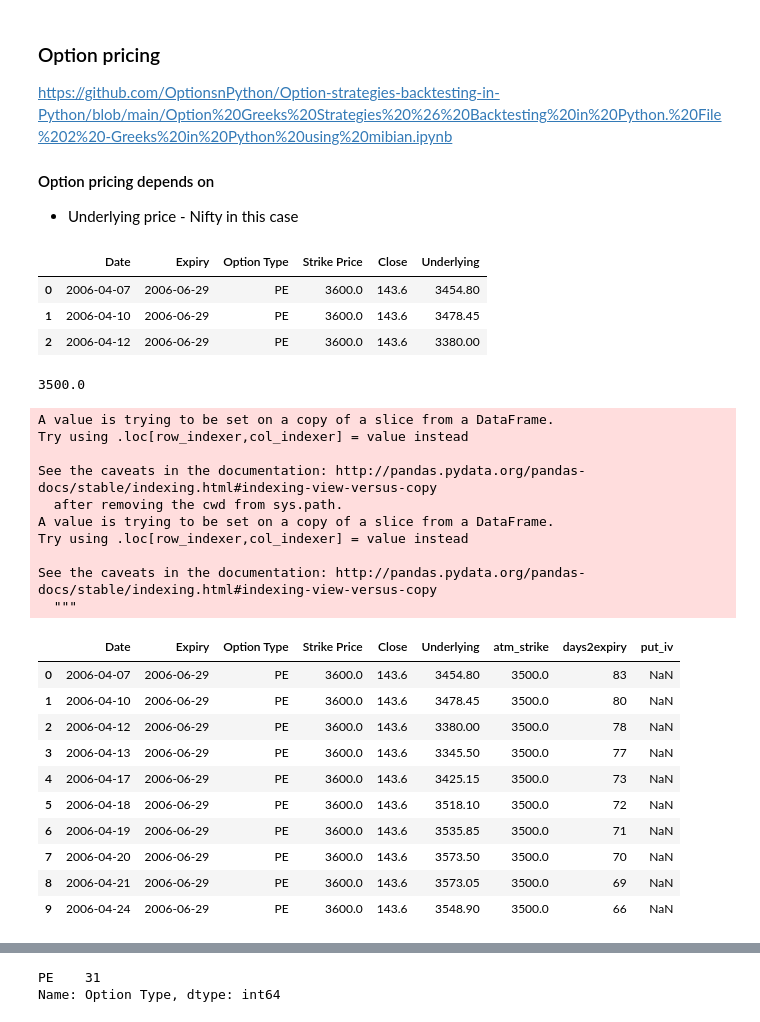
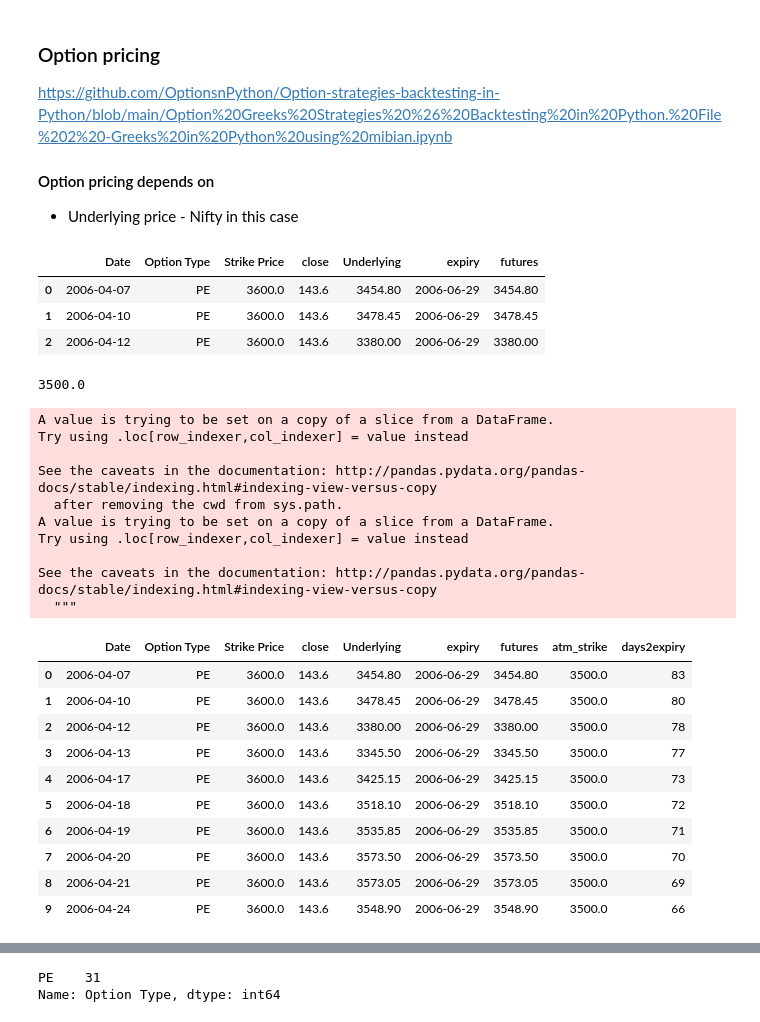
Before and after one commit to gurdeep101/fattailgain, a Jupyter notebook: nifty_option_eda/code/nse_option_eda.ipynb, the cells around one changed output, grey strips where cells are left out. Drawn from its saved outputs; the diff is of its cells as text; code cells hidden in the pictures.

Commit message:
option calc
option calc

```diff
--- a/nifty_option_eda/code/nse_option_eda.ipynb
+++ b/nifty_option_eda/code/nse_option_eda.ipynb
@@ -97,3 +74,8 @@ futures.head(3)
 | 0 | 2004-11-01 | 2005-01-27 | 1797.75 |
 | 1 | 2004-11-02 | 2005-01-27 | 1813.70 |
 | 2 | 2004-11-03 | 2005-01-27 | 1837.40 |
+# %%
+future['expiry'] = pd.to_datetime(future['expiry'])
+print(future.dtypes)
+print(future.shape)
+future.head(3)
@@ -108,0 +140,6 @@ lending.head(3)
+# %%
+option2 = option.copy() #  create a copy just in case
+option2 = pd.merge(option, future[['Date','expiry', 'Close']], left_on = ['Date', 'Expiry'], right_on = ['Date', 'expiry'], how = 'left')
+
+print(option2.shape)
+option2.head()
@@ -108,0 +162,5 @@ lending.head(3)
+# %%
+# drop and rename columns
+option2.drop('Expiry', axis = 1, inplace = True)
+option2.rename(columns = {'Close_y' : 'futures', 'Close_x' : 'close'}, inplace = True)
+option2.head(3)
@@ -115,11 +178,11 @@ https://github.com/OptionsnPython/Option-strategies-backtesting-in-Python/blob/m
 
 * Underlying price - Nifty in this case
 # %%
-# calculate IV for single option
-test = option.loc[:30,:]
+# calculate IV for single option; create test dataframe
+test = option2.loc[:30,:]
 test.head(3)
 # %% [output]
-|  | Date | Expiry | Option Type | Strike Price | Close | Underlying |
-| 0 | 2006-04-07 | 2006-06-29 | PE | 3600.0 | 143.6 | 3454.80 |
-| 1 | 2006-04-10 | 2006-06-29 | PE | 3600.0 | 143.6 | 3478.45 |
-| 2 | 2006-04-12 | 2006-06-29 | PE | 3600.0 | 143.6 | 3380.00 |
+|  | Date | Option Type | Strike Price | close | Underlying | expiry | futures |
+| 0 | 2006-04-07 | PE | 3600.0 | 143.6 | 3454.80 | 2006-06-29 | 3454.80 |
+| 1 | 2006-04-10 | PE | 3600.0 | 143.6 | 3478.45 | 2006-06-29 | 3478.45 |
+| 2 | 2006-04-12 | PE | 3600.0 | 143.6 | 3380.00 | 2006-06-29 | 3380.00 |
@@ -128,33 +189,33 @@ test.head(3)
 # %%
 # add column for ATM strike price and days to expiry
 atm_strike = round(test.loc[0,'Underlying']/100)*100
 print(atm_strike)
 test['atm_strike'] = atm_strike
-test['days2expiry'] = (test.Expiry - test.Date).dt.days
+test['days2expiry'] = (test.expiry - test.Date).dt.days
 test.head(10)
 # %% [output]
 3500.0
 A value is trying to be set on a copy of a slice from a DataFrame.
 Try using .loc[row_indexer,col_indexer] = value instead
 
 See the caveats in the documentation: http://pandas.pydata.org/pandas-docs/stable/indexing.html#indexing-view-versus-copy
   after removing the cwd from sys.path.
 A value is trying to be set on a copy of a slice from a DataFrame.
 Try using .loc[row_indexer,col_indexer] = value instead
 
 See the caveats in the documentation: http://pandas.pydata.org/pandas-docs/stable/indexing.html#indexing-view-versus-copy
   """
-|  | Date | Expiry | Option Type | Strike Price | Close | Underlying | atm_strike | days2expiry | put_iv |
-| 0 | 2006-04-07 | 2006-06-29 | PE | 3600.0 | 143.6 | 3454.80 | 3500.0 | 83 | NaN |
-| 1 | 2006-04-10 | 2006-06-29 | PE | 3600.0 | 143.6 | 3478.45 | 3500.0 | 80 | NaN |
-| 2 | 2006-04-12 | 2006-06-29 | PE | 3600.0 | 143.6 | 3380.00 | 3500.0 | 78 | NaN |
-| 3 | 2006-04-13 | 2006-06-29 | PE | 3600.0 | 143.6 | 3345.50 | 3500.0 | 77 | NaN |
-| 4 | 2006-04-17 | 2006-06-29 | PE | 3600.0 | 143.6 | 3425.15 | 3500.0 | 73 | NaN |
-| 5 | 2006-04-18 | 2006-06-29 | PE | 3600.0 | 143.6 | 3518.10 | 3500.0 | 72 | NaN |
-| 6 | 2006-04-19 | 2006-06-29 | PE | 3600.0 | 143.6 | 3535.85 | 3500.0 | 71 | NaN |
-| 7 | 2006-04-20 | 2006-06-29 | PE | 3600.0 | 143.6 | 3573.50 | 3500.0 | 70 | NaN |
-| 8 | 2006-04-21 | 2006-06-29 | PE | 3600.0 | 143.6 | 3573.05 | 3500.0 | 69 | NaN |
-| 9 | 2006-04-24 | 2006-06-29 | PE | 3600.0 | 143.6 | 3548.90 | 3500.0 | 66 | NaN |
+|  | Date | Option Type | Strike Price | close | Underlying | expiry | futures | atm_strike | days2expiry |
+| 0 | 2006-04-07 | PE | 3600.0 | 143.6 | 3454.80 | 2006-06-29 | 3454.80 | 3500.0 | 83 |
+| 1 | 2006-04-10 | PE | 3600.0 | 143.6 | 3478.45 | 2006-06-29 | 3478.45 | 3500.0 | 80 |
+| 2 | 2006-04-12 | PE | 3600.0 | 143.6 | 3380.00 | 2006-06-29 | 3380.00 | 3500.0 | 78 |
+| 3 | 2006-04-13 | PE | 3600.0 | 143.6 | 3345.50 | 2006-06-29 | 3345.50 | 3500.0 | 77 |
+| 4 | 2006-04-17 | PE | 3600.0 | 143.6 | 3425.15 | 2006-06-29 | 3425.15 | 3500.0 | 73 |
+| 5 | 2006-04-18 | PE | 3600.0 | 143.6 | 3518.10 | 2006-06-29 | 3518.10 | 3500.0 | 72 |
+| 6 | 2006-04-19 | PE | 3600.0 | 143.6 | 3535.85 | 2006-06-29 | 3535.85 | 3500.0 | 71 |
+| 7 | 2006-04-20 | PE | 3600.0 | 143.6 | 3573.50 | 2006-06-29 | 3573.50 | 3500.0 | 70 |
+| 8 | 2006-04-21 | PE | 3600.0 | 143.6 | 3573.05 | 2006-06-29 | 3573.05 | 3500.0 | 69 |
+| 9 | 2006-04-24 | PE | 3600.0 | 143.6 | 3548.90 | 2006-06-29 | 3548.90 | 3500.0 | 66 |
 # %%
 test.dtypes
 # %% [output]
```
Also changed, not shown: parts of 26 cells of this notebook.
